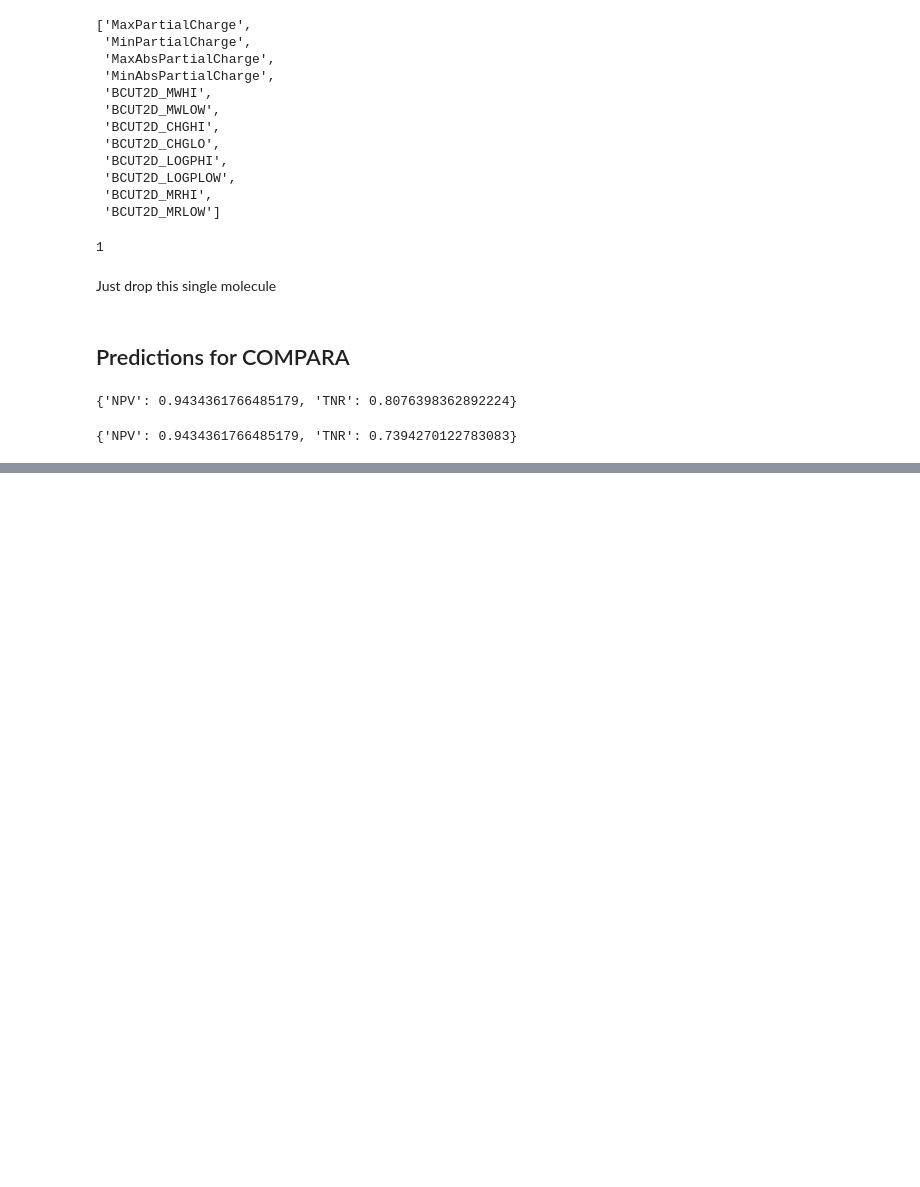
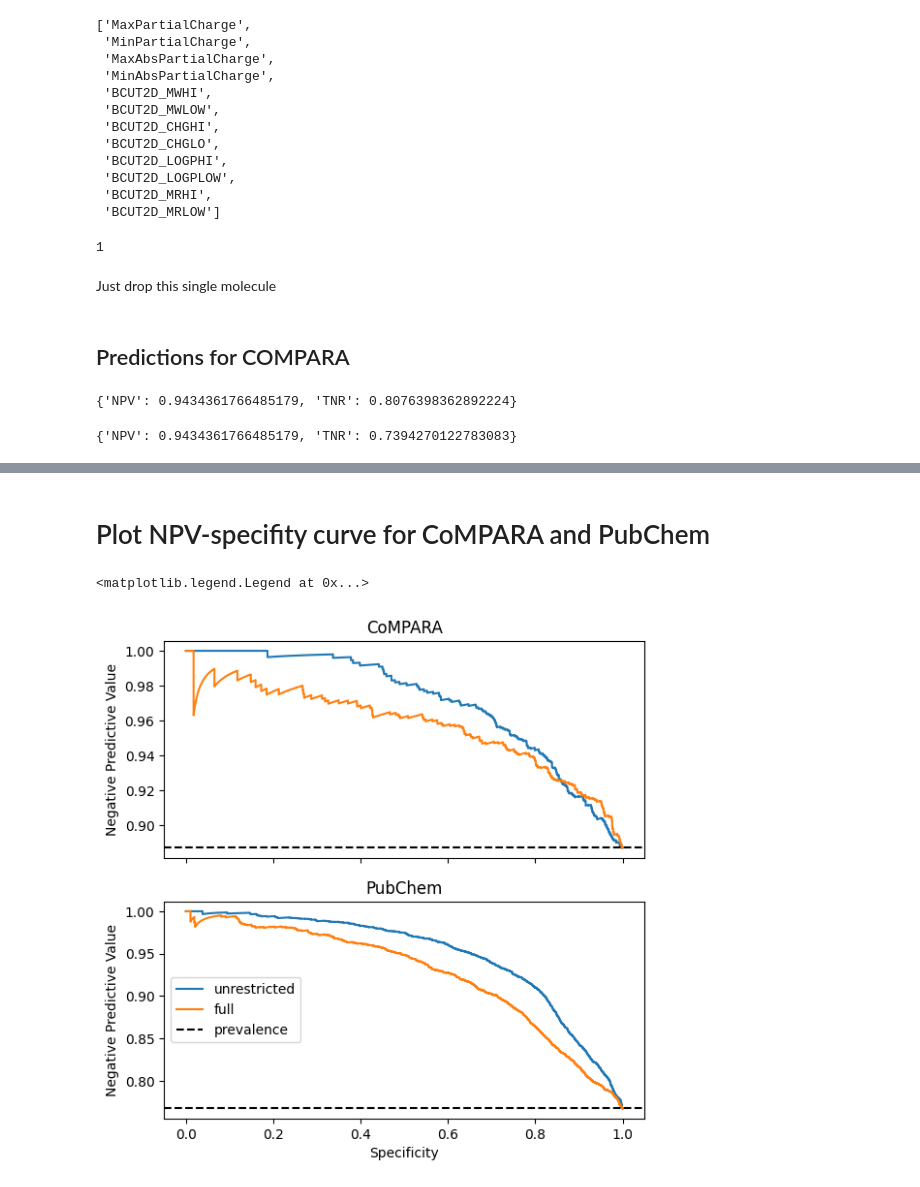
Before and after one commit to niklastoetsch/CS-SMol-AndroR-model-publication, a Jupyter notebook: compara_predictions_and_CV_for_unrestricted_dataset.ipynb, the cells around one changed output, grey strips where cells are left out. Drawn from its saved outputs; the diff is of its cells as text; code cells hidden in the pictures; blank space fills up the shorter version.

```diff
--- a/compara_predictions_and_CV_for_unrestricted_dataset.ipynb
+++ b/compara_predictions_and_CV_for_unrestricted_dataset.ipynb
@@ -302,0 +501,2 @@ Text(0.5, 0, 'Specificity')
+# %% [markdown]
+# Plot NPV-specifity curve for CoMPARA and PubChem
@@ -302,0 +507,27 @@ Text(0.5, 0, 'Specificity')
+# %%
+fig, axes = plt.subplots(nrows=2, sharex=True, figsize=(6.4, 6.4))
+
+curr_ax = axes[0]
+curr_ax.set_title("CoMPARA")
+npv, tnr, _ = precision_recall_curve(PREDICTIONS_compara_trained_on_unrestricted.y, PREDICTIONS_compara_trained_on_unrestricted.y_hat_proba[:,0], pos_label="inactive")
+curr_ax.plot(tnr, npv, label="unrestricted")
+npv, tnr, _ = precision_recall_curve(PREDICTIONS_compara_trained_on_full.y, PREDICTIONS_compara_trained_on_full.y_hat_proba[:,0], pos_label="inactive")
+curr_ax.plot(tnr, npv, label="full")
+curr_ax.axhline(1 - PREDICTIONS_compara_trained_on_full.prevalence, linestyle="--", c="k")
+curr_ax.set_ylabel("Negative Predictive Value")
+
+curr_ax = axes[1]
+curr_ax.set_title("PubChem")
+npv, tnr, _ = precision_recall_curve(PREDICTIONS_pubchem_trained_on_unrestricted.y, PREDICTIONS_pubchem_trained_on_unrestricted.y_hat_proba[:,0], pos_label="inactive")
+curr_ax.plot(tnr, npv, label="unrestricted")
+npv, tnr, _ = precision_recall_curve(PREDICTIONS_pubchem_trained_on_full.y, PREDICTIONS_pubchem_trained_on_full.y_hat_proba[:,0], pos_label="inactive")
+curr_ax.plot(tnr, npv, label="full")
+curr_ax.axhline(1 - PREDICTIONS_pubchem_trained_on_full.prevalence, linestyle="--", c="k")
+curr_ax.set_ylabel("Negative Predictive Value")
+
+
+plt.xlabel('Specificity')
+plt.legend(["unrestricted", "full", "prevalence"])
+# %% [output]
+<matplotlib.legend.Legend at 0x...>
+[figure, added]
```
Also changed, not shown: parts of 44 cells of this notebook.
